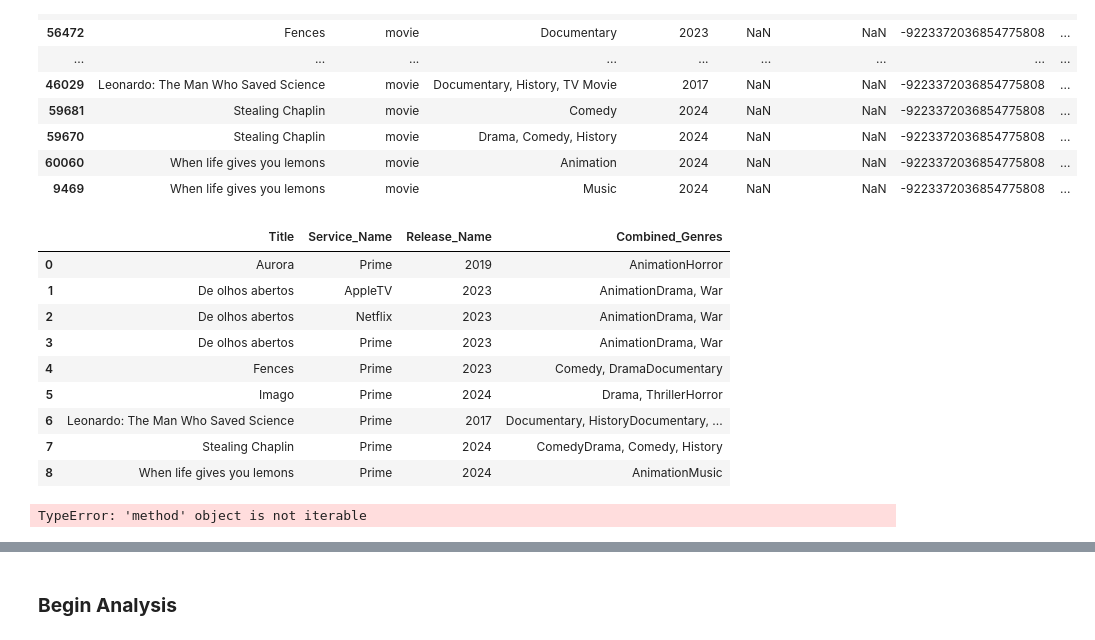
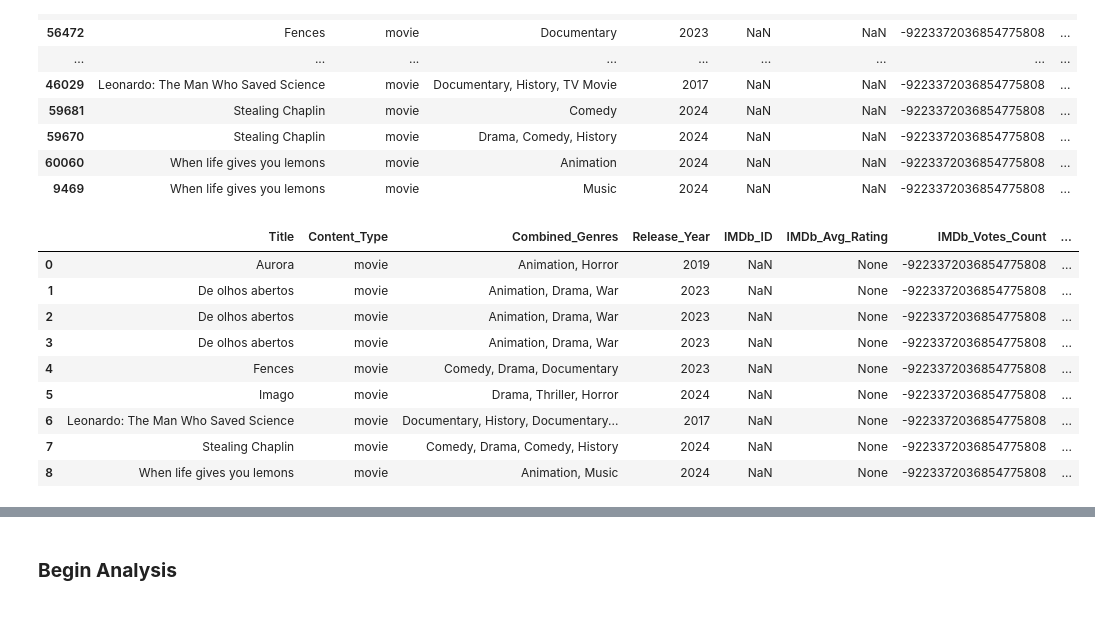
Before and after one commit to rkynhoff/Streaming_Service_Comparisons, a Jupyter notebook: STRM_SERV_COMP_V2.ipynb, the cells around one changed output, grey strips where cells are left out. Cells and saved outputs as stored; diff of their text form; code cells hidden in the pictures.

Commit message:
Updates to concatenated genres rows, combined df, expanded genres into sep columns

```diff
--- a/STRM_SERV_COMP_V2.ipynb
+++ b/STRM_SERV_COMP_V2.ipynb
@@ -397,36 +380,29 @@ grouped_dupes = streaming_v3[streaming_v3.duplicated(subset = ["IMDb_ID","Title"
 # %%
 concatenated_genres = {}
 for index, row in grouped_dupes.iterrows():
-    key = (row["Title"], row["Service_Name"], row["Release_Year"])
+    key = (row["Title"], row["Content_Type"],row["Release_Year"], row["IMDb_ID"], row["IMDb_Votes_Count"], row["Service_Name"])
     if key in concatenated_genres:
-        concatenated_genres[key] += row["Combined_Genres"]
+        concatenated_genres[key] += row["Combined_Genres"] + ', '
     else:
-        concatenated_genres[key] = row["Combined_Genres"]
+        concatenated_genres[key] = row["Combined_Genres"] + ', '
 
 result_data = []
 for key, genres in concatenated_genres.items():
-    result_data.append([key[0], key[1], key[2], genres])
+    result_data.append([key[0], key[1],genres[:-2], key[2], key[3], key[4], key[5]])
 
-result_df = pd.DataFrame(result_data, columns = ["Title","Service_Name","Release_Name","Combined_Genres"])
+result_df = pd.DataFrame(result_data, columns = ["Title","Content_Type","Combined_Genres","Release_Year","IMDb_ID","IMDb_Votes_Count","Service_Name"])
+result_df["IMDb_Avg_Rating"] = "None"
+column_titles = ["Title","Content_Type","Combined_Genres","Release_Year","IMDb_ID","IMDb_Avg_Rating","IMDb_Votes_Count","Service_Name"]
+result_df = result_df.reindex(columns=column_titles)
 result_df
 # %% [output]
-|  | Title | Service_Name | Release_Name | Combined_Genres |
-| 0 | Aurora | Prime | 2019 | AnimationHorror |
-| 1 | De olhos abertos | AppleTV | 2023 | AnimationDrama, War |
-| 2 | De olhos abertos | Netflix | 2023 | AnimationDrama, War |
-| 3 | De olhos abertos | Prime | 2023 | AnimationDrama, War |
-| 4 | Fences | Prime | 2023 | Comedy, DramaDocumentary |
-| 5 | Imago | Prime | 2024 | Drama, ThrillerHorror |
-| 6 | Leonardo: The Man Who Saved Science | Prime | 2017 | Documentary, HistoryDocumentary, ... |
-| 7 | Stealing Chaplin | Prime | 2024 | ComedyDrama, Comedy, History |
-| 8 | When life gives you lemons | Prime | 2024 | AnimationMusic |
+|  | Title | Content_Type | Combined_Genres | Release_Year | IMDb_ID | IMDb_Avg_Rating | IMDb_Votes_Count | ... |
+| 0 | Aurora | movie | Animation, Horror | 2019 | NaN | None | -9223372036854775808 | ... |
+| 1 | De olhos abertos | movie | Animation, Drama, War | 2023 | NaN | None | -9223372036854775808 | ... |
+| 2 | De olhos abertos | movie | Animation, Drama, War | 2023 | NaN | None | -9223372036854775808 | ... |
+| 3 | De olhos abertos | movie | Animation, Drama, War | 2023 | NaN | None | -9223372036854775808 | ... |
+| 4 | Fences | movie | Comedy, Drama, Documentary | 2023 | NaN | None | -9223372036854775808 | ... |
+| 5 | Imago | movie | Drama, Thriller, Horror | 2024 | NaN | None | -9223372036854775808 | ... |
+| 6 | Leonardo: The Man Who Saved Science | movie | Documentary, History, Documentary... | 2017 | NaN | None | -9223372036854775808 | ... |
+| 7 | Stealing Chaplin | movie | Comedy, Drama, Comedy, History | 2024 | NaN | None | -9223372036854775808 | ... |
+| 8 | When life gives you lemons | movie | Animation, Music | 2024 | NaN | None | -9223372036854775808 | ... |
-# %%
-for index, row in grouped_dupes.iterrows:
-    if row(grouped_dupes["Title"]) == row(grouped_dupes["Title"]) and row(grouped_dupes["Service_Name"]) == row(grouped_dupes["Service_Name"]) and row(grouped_dupes["Release_Year"]) == row(grouped_dupes["Release_Year"]):
-        pd.concat["Combined_Genres"]
-    else:
-        break
-
-# https://stackoverflow.com/questions/67612391/loop-through-rows-and-compare-two-columns-and-apply-logic-and-change-one-column
-# %% [output]
-TypeError: 'method' object is not iterable
```
Also changed, not shown: parts of 18 cells of this notebook, 1 other file.
